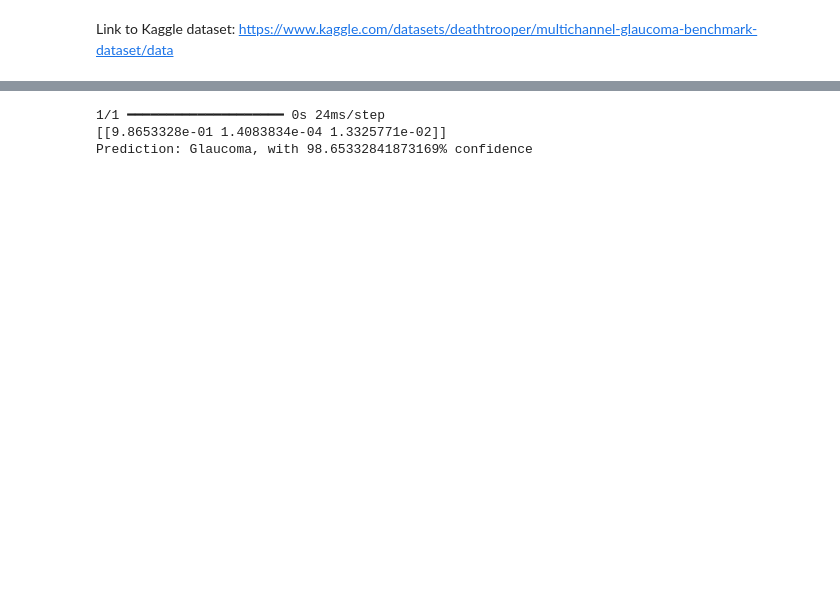
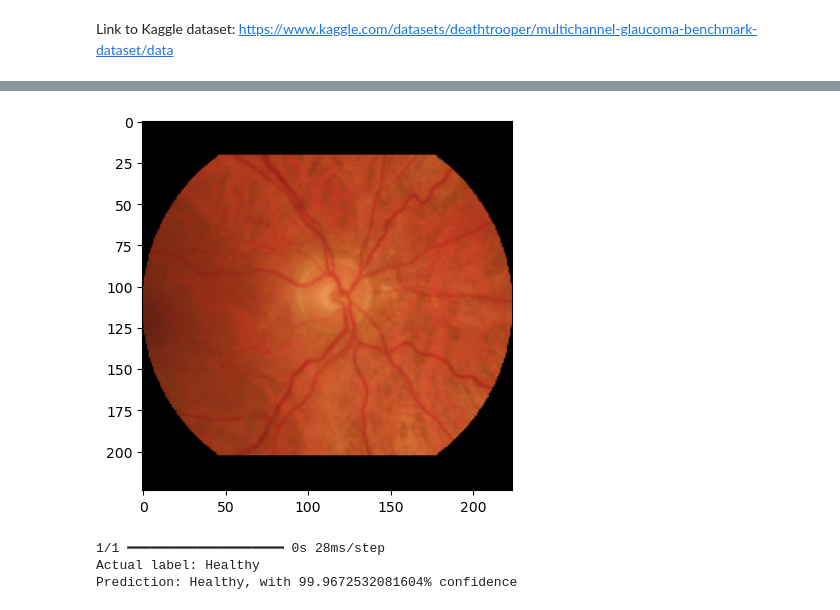
Before and after one commit to natejparker/glaucoma-predictive-imaging, a Jupyter notebook: glaucoma-predictive-imaging.ipynb, the cells around one changed output, grey strips where cells are left out. Saved outputs shown, nothing was run; the diff lists cells and outputs as text; code cells hidden in the pictures; blank space fills up the shorter version.

```diff
--- a/glaucoma-predictive-imaging.ipynb
+++ b/glaucoma-predictive-imaging.ipynb
@@ -23,11 +24,10 @@ with zipfile.ZipFile("full-fundus.zip","r") as zip_ref:
 image_data = pd.read_csv('metadata.csv')
 image_data = image_data[image_data['names'].str.contains('FIVES', case=True) | image_data['names'].str.contains('HAGIS', case=True)
                        | image_data['names'].str.contains('LES-AV', case=True) | image_data['names'].str.contains('G1020', case=True)
-                       | image_data['names'].str.contains('OIA', case=True) | image_data['names'].str.contains('ORIGA', case=True)]
-#g1020 = image_data[image_data['names'].str.contains('G1020', case=True)]
-#g1020 = g1020[g1020["fundus_oc_seg"] != "Not Visible"]
+                       | image_data['names'].str.contains('OIA', case=True) | image_data['names'].str.contains('ORIGA', case=True)
+                       | image_data['names'].str.contains('EyePACS', case=True)]
 
-#image_data = pd.concat([subset_image_data, g1020])
+
 image_data = image_data[['types', 'fundus', 'names']]
 # %%
 # There are some invalid data types for relevant columns
@@ -197,20 +246,24 @@ Prediction: Glaucoma, with 99.61215853691101% confidence
 # %%
-img_path = 'full-fundus/full-fundus/PAPILA-2.png'
+img_path = 'full-fundus/full-fundus/PAPILA-21.png'
 img = image.load_img(img_path, target_size=(224, 224))
-
+plt.imshow(img)
+plt.show()
+plt.close()
 img_array_representation = np.expand_dims(image.img_to_array(img), axis=0)
 img_array_representation = preprocess_input(img_array_representation)
+
 prediction = model.predict(img_array_representation)
-print(prediction)
+print("Actual label: Healthy")
 # Interpret the prediction
 if prediction[0][0] > prediction[0][1] and prediction[0][0] > prediction[0][2]:
-    print(f"Prediction: Glaucoma, with {prediction[0][0] * 100}% confidence")
+    print(f"Prediction: Glaucoma Suspected, with {prediction[0][0] * 100}% confidence")
 elif prediction[0][1] > prediction[0][0] and prediction[0][1] > prediction[0][2]:
     print(f"Prediction: Healthy, with {prediction[0][1] * 100}% confidence")
 else:
-    print(f"Prediction: Glaucoma Suspected, with {prediction[0][2] * 100}% confidence")
+    print(f"Prediction: Glaucoma, with {prediction[0][2] * 100}% confidence")
 # %% [output]
+[figure, added]
-1/1 ━━━━━━━━━━━━━━━━━━━━ 0s 24ms/step
-[[9.8653328e-01 1.4083834e-04 1.3325771e-02]]
-Prediction: Glaucoma, with 98.65332841873169% confidence
+1/1 ━━━━━━━━━━━━━━━━━━━━ 0s 28ms/step
+Actual label: Healthy
+Prediction: Healthy, with 99.9672532081604% confidence
 # %%
```
Also changed, not shown: parts of 13 cells of this notebook, 6 other files.
